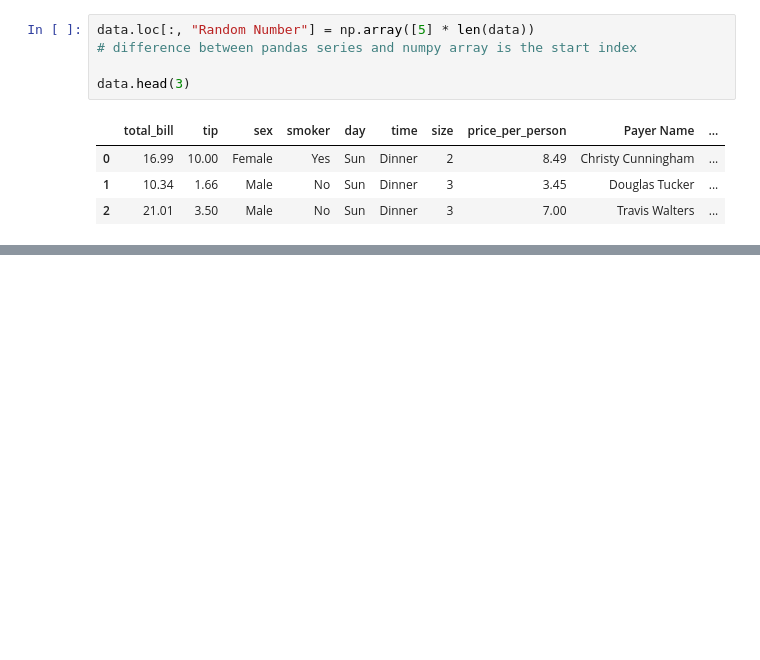
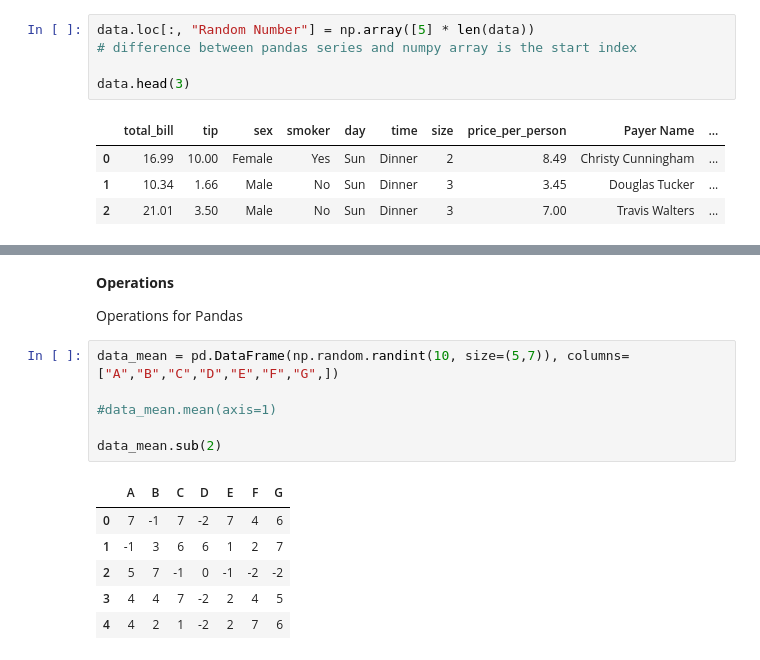
Before and after one commit to BradJKim/Data-Visualization, a Jupyter notebook: data.ipynb, the cells around one changed output, grey strips where cells are left out. Cells and saved outputs as stored; diff of their text form; blank space fills up the shorter version.

```diff
--- a/data.ipynb
+++ b/data.ipynb
@@ -440,0 +465,19 @@ data.head(3)
+# %% [markdown]
+**Operations**
+
+<span style="font-size:14px;">
+    Operations for Pandas<br>
+</span>
+# %%
+data_mean = pd.DataFrame(np.random.randint(10, size=(5,7)), columns=["A","B","C","D","E","F","G",])
+
+#data_mean.mean(axis=1)
+
+data_mean.sub(2)
+# %% [output]
+|  | A | B | C | D | E | F | G |
+| 0 | 7 | -1 | 7 | -2 | 7 | 4 | 6 |
+| 1 | -1 | 3 | 6 | 6 | 1 | 2 | 7 |
+| 2 | 5 | 7 | -1 | 0 | -1 | -2 | -2 |
+| 3 | 4 | 4 | 7 | -2 | 2 | 4 | 5 |
+| 4 | 4 | 2 | 1 | -2 | 2 | 7 | 6 |
```
Also changed, not shown: parts of 16 cells of this notebook.
